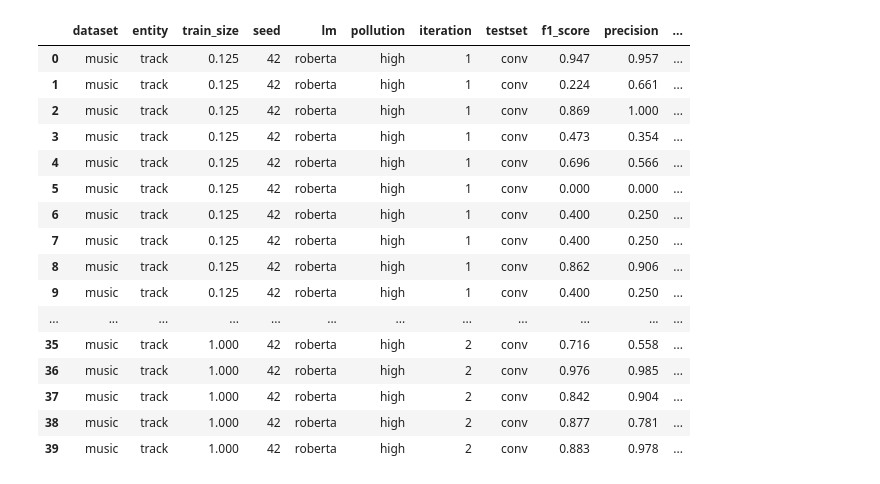
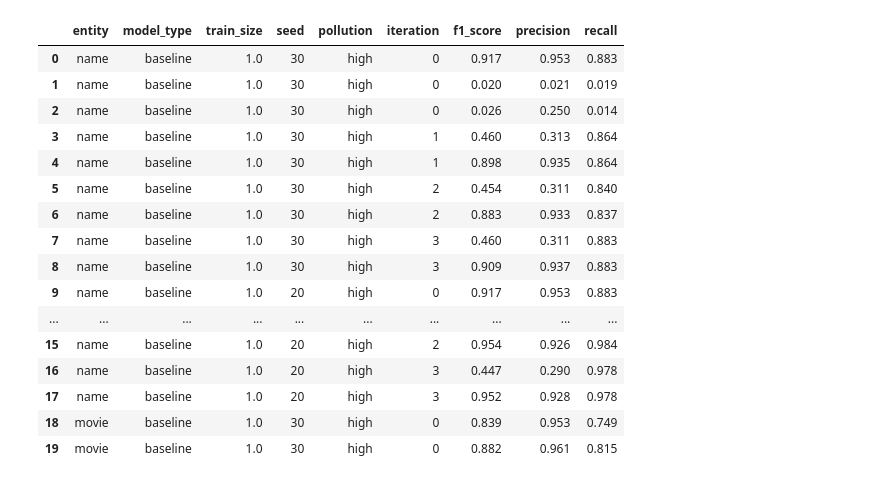
Before and after one commit to oskar-ong/deepcem, a Jupyter notebook: notebooks/results_analysis_music.ipynb, the cells around one changed output. Drawn from its saved outputs; the diff is of its cells as text; code cells hidden in the pictures.

```diff
--- a/notebooks/results_analysis_music.ipynb
+++ b/notebooks/results_analysis_music.ipynb
@@ -14,6 +14,7 @@ def update_experiment_view(db_path='../cem_results.db'):
     SELECT
         r.dataset,
         r.entity,
+        r.model_type,
         r.train_size,
         r.seed,
         r.lm,
@@ -24,7 +25,8 @@ def update_experiment_view(db_path='../cem_results.db'):
         m.precision,
         m.recall,
         m.is_final,
-        r.run_id
+        r.run_id,
+        r.timestamp
     FROM metrics m
     JOIN runs r ON m.run_id = r.run_id;
     """
@@ -51,4 +96,6 @@ def update_experiment_view(db_path='../cem_results.db'):
 # %%
+
+
 import sqlite3
 import pandas as pd
 import seaborn as sns
@@ -57,41 +104,23 @@ import matplotlib.pyplot as plt
 # 1. Connection
 conn = sqlite3.connect('../cem_results.db')
 update_experiment_view()
-i = 50 # Set your desired number of recent runs here
+i = 8 # Set your desired number of recent runs here
 
 try:
-    # 2. Query the last 'i' run_ids from the "runs" table
-    # We order by timestamp to ensure we get the truly most recent runs
-    id_query = f"""SELECT r.run_id FROM runs r
-    WHERE EXISTS (
-    SELECT 1 FROM metrics m
-    WHERE m.run_id = r.run_id
-    AND m.is_final = 1
-    AND m.testset = 'conv'
-    )
-    ORDER BY r.timestamp DESC LIMIT {i}"""
-    last_run_ids = pd.read_sql_query(id_query, conn)['run_id'].tolist()
+    summary_query = f"""
+        SELECT * FROM experiment_summary WHERE model_type = 'baseline' ORDER BY "timestamp"  desc LIMIT 20
+    """
 
-    if not last_run_ids:
-        print("No runs found in the database.")
-    else:
-        print(last_run_ids)
-        # 3. Query experiment_summary for these IDs where is_final=1
-        # Using placeholders to prevent SQL injection and handle the list safely
-        placeholders = ', '.join(['?'] * len(last_run_ids))
-        summary_query = f"""
-            SELECT * FROM experiment_summary
-            WHERE run_id IN ({placeholders})
-            AND is_final = 1 AND testset = 'conv' AND dataset = 'music' ORDER BY run_id DESC
-        """
+    # Execute and load into DataFrame
+    df_baseline = pd.read_sql_query(summary_query, conn)
 
-        # Execute and load into DataFrame
-        df_results = pd.read_sql_query(summary_query, conn, params=last_run_ids)
-
-        print(f"Successfully retrieved data for {len(last_run_ids)} runs.")
-        display(df_results)
+    print(f"Successfully retrieved data for {len(df_results)} runs.")
+    baseline_filtered = df_baseline.drop(columns=["dataset", "lm", "testset", "is_final", "run_id", "timestamp"])
+    display(baseline_filtered)
 
 finally:
     conn.close()
+
+# print(df_baseline.to_csv())
 # %% [output]
 View 'experiment_summary' has been updated successfully.
@@ -100,17 +128,17 @@ Successfully retrieved data for 17 runs.
-|  | dataset | entity | train_size | seed | lm | pollution | iteration | testset | f1_score | precision | ... |
-| 0 | music | track | 0.125 | 42 | roberta | high | 1 | conv | 0.947 | 0.957 | ... |
-| 1 | music | track | 0.125 | 42 | roberta | high | 1 | conv | 0.224 | 0.661 | ... |
-| 2 | music | track | 0.125 | 42 | roberta | high | 1 | conv | 0.869 | 1.000 | ... |
-| 3 | music | track | 0.125 | 42 | roberta | high | 1 | conv | 0.473 | 0.354 | ... |
-| 4 | music | track | 0.125 | 42 | roberta | high | 1 | conv | 0.696 | 0.566 | ... |
-| 5 | music | track | 0.125 | 42 | roberta | high | 1 | conv | 0.000 | 0.000 | ... |
-| 6 | music | track | 0.125 | 42 | roberta | high | 1 | conv | 0.400 | 0.250 | ... |
-| 7 | music | track | 0.125 | 42 | roberta | high | 1 | conv | 0.400 | 0.250 | ... |
-| 8 | music | track | 0.125 | 42 | roberta | high | 1 | conv | 0.862 | 0.906 | ... |
-| 9 | music | track | 0.125 | 42 | roberta | high | 1 | conv | 0.400 | 0.250 | ... |
-| ... | ... | ... | ... | ... | ... | ... | ... | ... | ... | ... | ... |
-| 35 | music | track | 1.000 | 42 | roberta | high | 2 | conv | 0.716 | 0.558 | ... |
-| 36 | music | track | 1.000 | 42 | roberta | high | 2 | conv | 0.976 | 0.985 | ... |
-| 37 | music | track | 1.000 | 42 | roberta | high | 2 | conv | 0.842 | 0.904 | ... |
-| 38 | music | track | 1.000 | 42 | roberta | high | 2 | conv | 0.877 | 0.781 | ... |
-| 39 | music | track | 1.000 | 42 | roberta | high | 2 | conv | 0.883 | 0.978 | ... |
+|  | entity | model_type | train_size | seed | pollution | iteration | f1_score | precision | recall |
+| 0 | name | baseline | 1.0 | 30 | high | 0 | 0.917 | 0.953 | 0.883 |
+| 1 | name | baseline | 1.0 | 30 | high | 0 | 0.020 | 0.021 | 0.019 |
+| 2 | name | baseline | 1.0 | 30 | high | 0 | 0.026 | 0.250 | 0.014 |
+| 3 | name | baseline | 1.0 | 30 | high | 1 | 0.460 | 0.313 | 0.864 |
+| 4 | name | baseline | 1.0 | 30 | high | 1 | 0.898 | 0.935 | 0.864 |
+| 5 | name | baseline | 1.0 | 30 | high | 2 | 0.454 | 0.311 | 0.840 |
+| 6 | name | baseline | 1.0 | 30 | high | 2 | 0.883 | 0.933 | 0.837 |
+| 7 | name | baseline | 1.0 | 30 | high | 3 | 0.460 | 0.311 | 0.883 |
+| 8 | name | baseline | 1.0 | 30 | high | 3 | 0.909 | 0.937 | 0.883 |
+| 9 | name | baseline | 1.0 | 20 | high | 0 | 0.917 | 0.953 | 0.883 |
+| ... | ... | ... | ... | ... | ... | ... | ... | ... | ... |
+| 15 | name | baseline | 1.0 | 20 | high | 2 | 0.954 | 0.926 | 0.984 |
+| 16 | name | baseline | 1.0 | 20 | high | 3 | 0.447 | 0.290 | 0.978 |
+| 17 | name | baseline | 1.0 | 20 | high | 3 | 0.952 | 0.928 | 0.978 |
+| 18 | movie | baseline | 1.0 | 30 | high | 0 | 0.839 | 0.953 | 0.749 |
+| 19 | movie | baseline | 1.0 | 30 | high | 0 | 0.882 | 0.961 | 0.815 |
```
Also changed, not shown: parts of 5 cells of this notebook, 4 other files.
